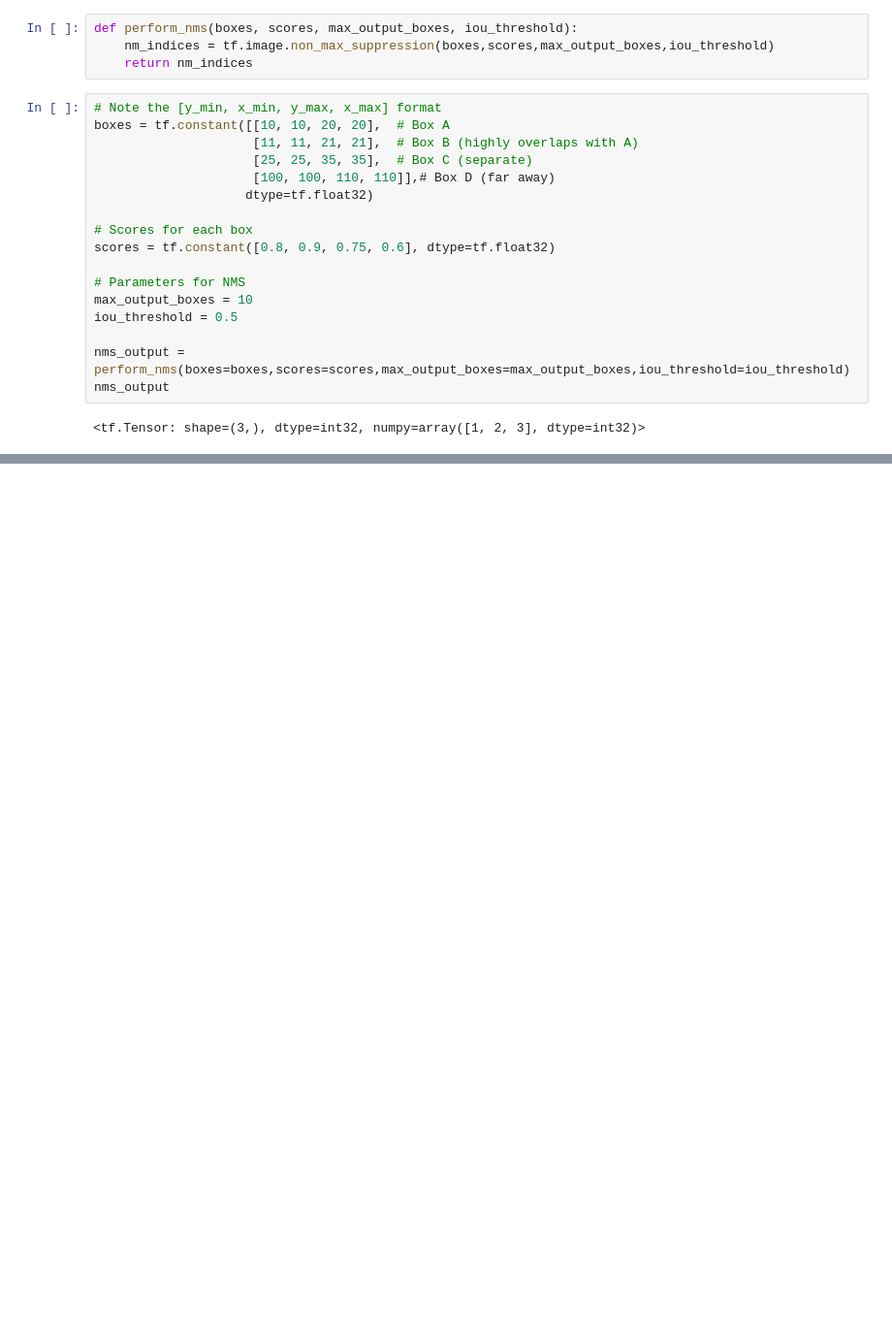
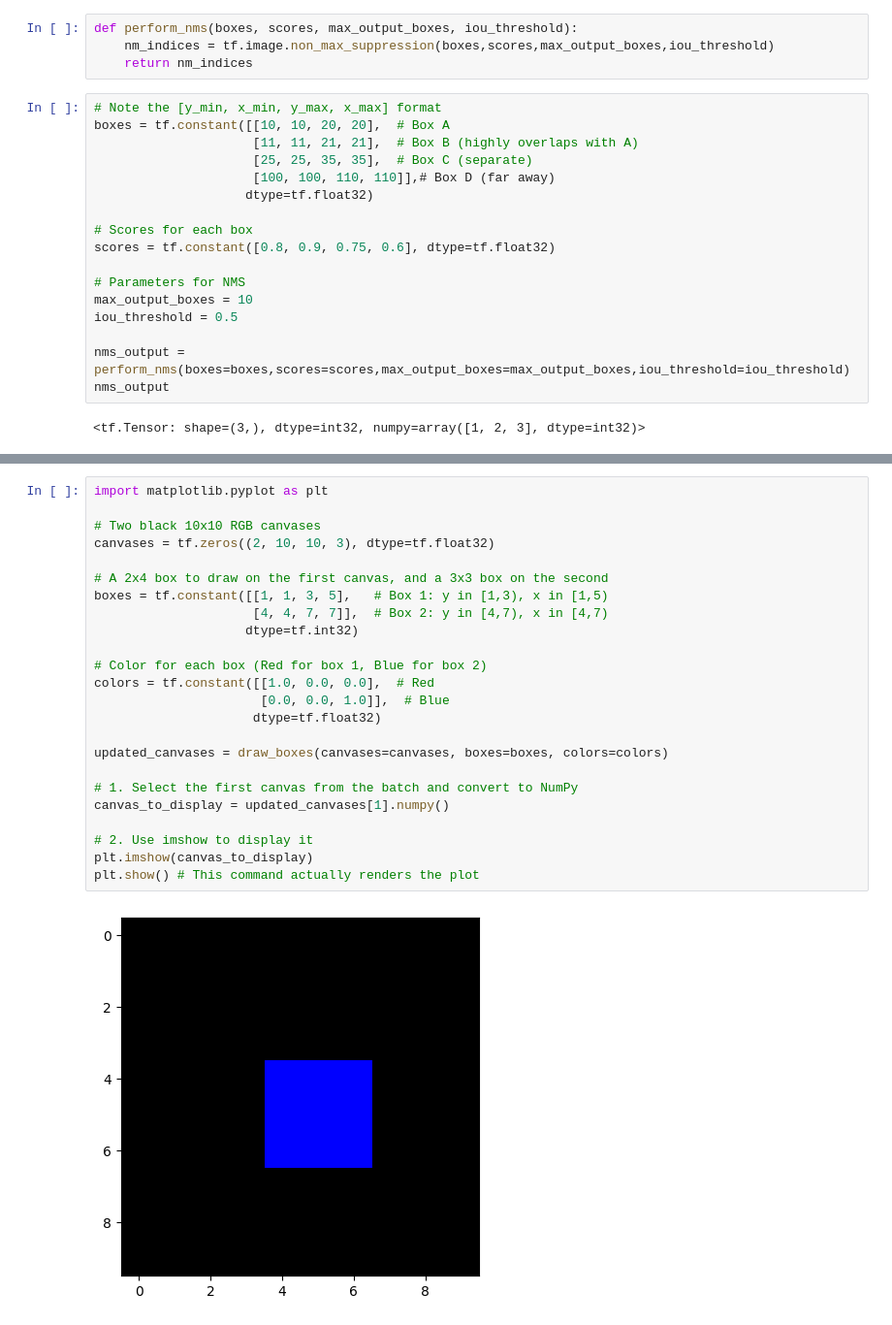
Before and after one commit to gaurangdave/leet_code_solutions, a Jupyter notebook: tensoflow/00_practise_problems.ipynb, the cells around one changed output, grey strips where cells are left out. Shown: that part at 97% size. Drawn from its saved outputs; the diff is of its cells as text; blank space fills up the shorter version.

```diff
--- a/tensoflow/00_practise_problems.ipynb
+++ b/tensoflow/00_practise_problems.ipynb
@@ -781,0 +860,26 @@ nms_output
+# %%
+import matplotlib.pyplot as plt
+
+# Two black 10x10 RGB canvases
+canvases = tf.zeros((2, 10, 10, 3), dtype=tf.float32)
+
+# A 2x4 box to draw on the first canvas, and a 3x3 box on the second
+boxes = tf.constant([[1, 1, 3, 5],   # Box 1: y in [1,3), x in [1,5)
+                     [4, 4, 7, 7]],  # Box 2: y in [4,7), x in [4,7)
+                    dtype=tf.int32)
+
+# Color for each box (Red for box 1, Blue for box 2)
+colors = tf.constant([[1.0, 0.0, 0.0],  # Red
+                      [0.0, 0.0, 1.0]],  # Blue
+                     dtype=tf.float32)
+
+updated_canvases = draw_boxes(canvases=canvases, boxes=boxes, colors=colors)
+
+# 1. Select the first canvas from the batch and convert to NumPy
+canvas_to_display = updated_canvases[1].numpy()
+
+# 2. Use imshow to display it
+plt.imshow(canvas_to_display)
+plt.show() # This command actually renders the plot
+# %% [output]
+[figure, added]
```
Also changed, not shown: parts of 3 cells of this notebook.
